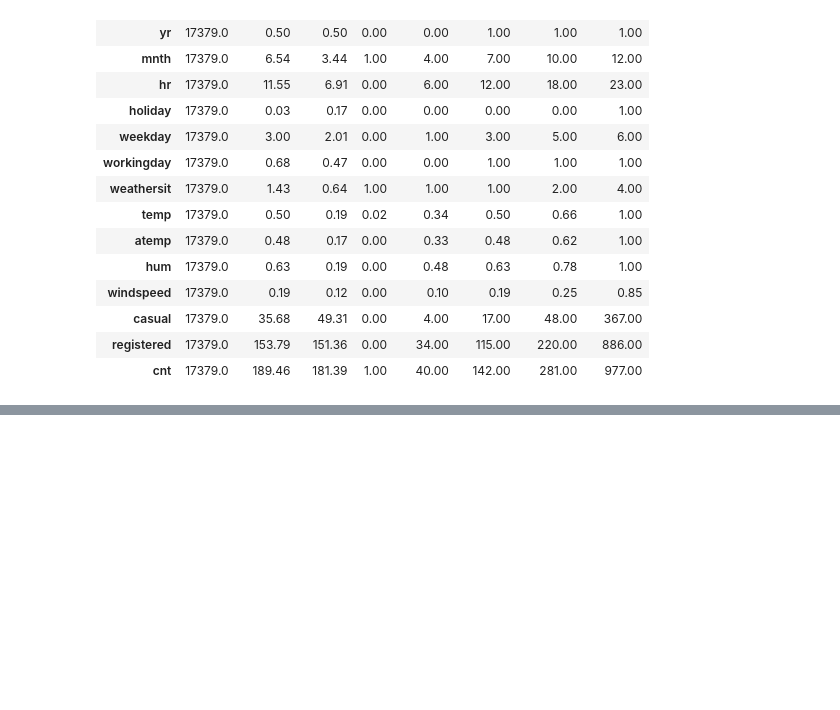
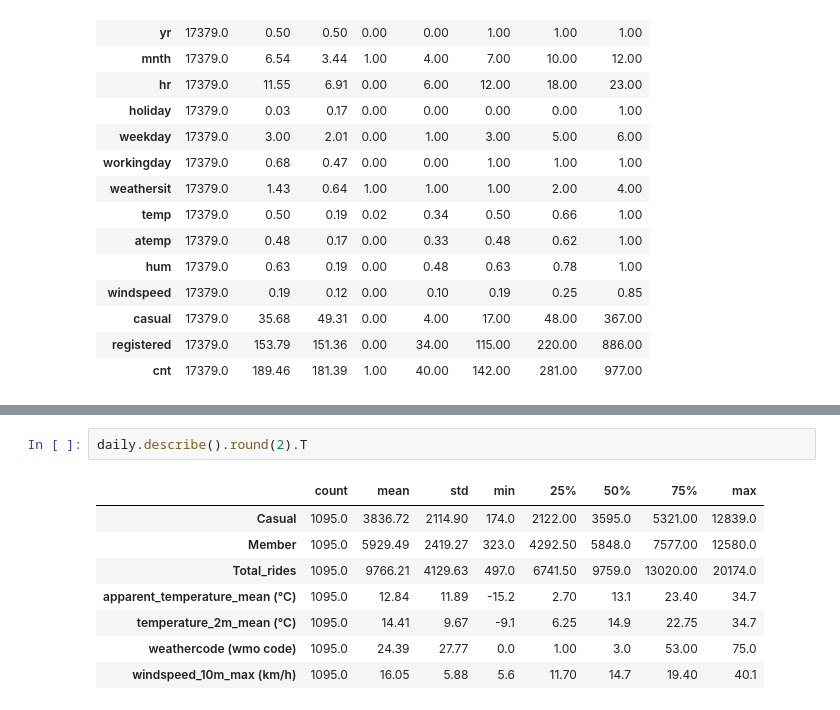
Before and after one commit to Godwin-Oti/Capital-Bike-Share-Analysis-Machine-Learning, a Jupyter notebook: Bike.ipynb, the cells around one changed output, grey strips where cells are left out. Saved outputs shown, nothing was run; the diff lists cells and outputs as text; blank space fills up the shorter version.

```diff
--- a/Bike.ipynb
+++ b/Bike.ipynb
@@ -113,0 +178,11 @@ bike_share_all.info()
+# %%
+daily.describe().round(2).T
+# %% [output]
+|  | count | mean | std | min | 25% | 50% | 75% | max |
+| Casual | 1095.0 | 3836.72 | 2114.90 | 174.0 | 2122.00 | 3595.0 | 5321.00 | 12839.0 |
+| Member | 1095.0 | 5929.49 | 2419.27 | 323.0 | 4292.50 | 5848.0 | 7577.00 | 12580.0 |
+| Total_rides | 1095.0 | 9766.21 | 4129.63 | 497.0 | 6741.50 | 9759.0 | 13020.00 | 20174.0 |
+| apparent_temperature_mean (°C) | 1095.0 | 12.84 | 11.89 | -15.2 | 2.70 | 13.1 | 23.40 | 34.7 |
+| temperature_2m_mean (°C) | 1095.0 | 14.41 | 9.67 | -9.1 | 6.25 | 14.9 | 22.75 | 34.7 |
+| weathercode (wmo code) | 1095.0 | 24.39 | 27.77 | 0.0 | 1.00 | 3.0 | 53.00 | 75.0 |
+| windspeed_10m_max (km/h) | 1095.0 | 16.05 | 5.88 | 5.6 | 11.70 | 14.7 | 19.40 | 40.1 |
```
Also changed, not shown: parts of 8 cells of this notebook, 1 other file.
